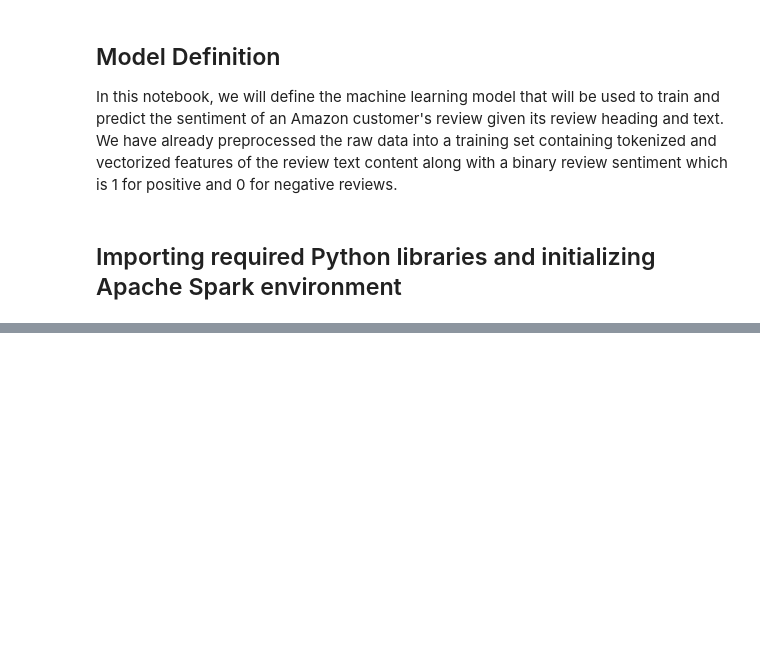
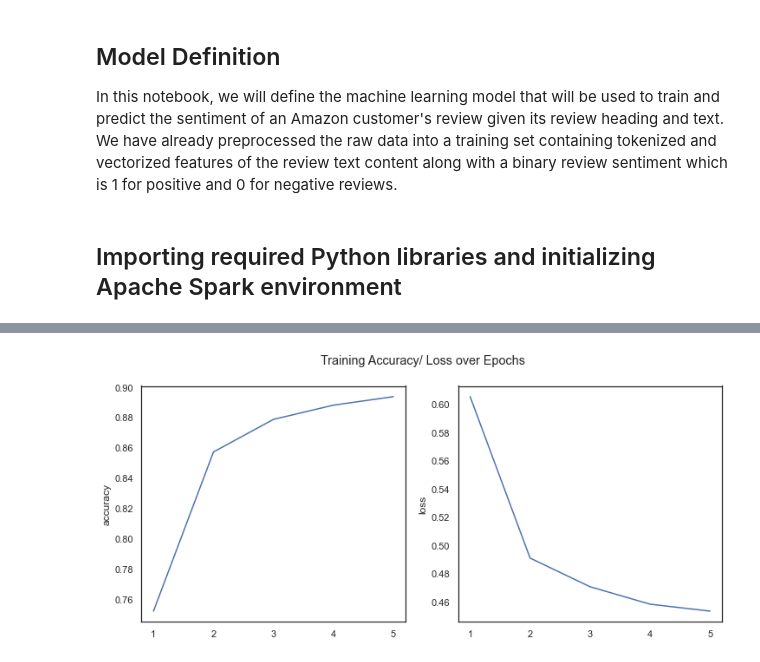
Before and after one commit to sinhars/IBM-Advanced-Data-Science-Capstone, a Jupyter notebook: [ibm-adv-data-science-capstone].model.python.v1.ipynb, the cells around one changed output, grey strips where cells are left out. Saved outputs shown, nothing was run; the diff lists cells and outputs as text; code cells hidden in the pictures; blank space fills up the shorter version.

Commit message:
Added Keras MLP and LSTM neural network models with ~86% accuracy

```diff
--- a/[ibm-adv-data-science-capstone].model.python.v1.ipynb
+++ b/[ibm-adv-data-science-capstone].model.python.v1.ipynb
@@ -95,4 +91,0 @@ model.add(Activation('sigmoid'))
-# %%
-model.compile(loss='binary_crossentropy', optimizer='adam', metrics=['accuracy'])
-# %%
-model.fit(X_train, y_train.reshape((-1,1)), epochs=10, batch_size=64)
@@ -112,0 +126,35 @@ Sequential Neural Network Accuracy: 75.32%
+# %%
+# Function to compile, fit and predict keras model
+def fitAndPredictModel(modelName, model, X_train, y_train, X_test, y_test, loss, optimizer, metrics, epochs, batch_size):
+    # Compile the model
+    model.compile(loss=loss, optimizer=optimizer, metrics=metrics)
+    # Fit the model on the training data
+    history = model.fit(X_train, y_train.reshape((-1,1)), epochs=epochs, batch_size=batch_size)
+    # Plot training performance
+    plotTrainingPerformance(history=history, figTitle="Training Accuracy/ Loss over Epochs")
+    # Predict review sentiments on the test data and check model accuracy
+    _, accuracy = model.evaluate(X_test, y_test.reshape((-1,1)))
+    print("%s Accuracy: %.2f%%" % (modelName, accuracy*100))
+# %%
+# Model definition
+tfModel = Sequential()
+l2Reg = 1e-3
+dropout = 0.5
+tfModel.add(Dense(32, input_shape=(X_train_tf.shape[1],), \
+    kernel_regularizer=regularizers.l2(l2Reg), \
+    bias_regularizer=regularizers.l2(l2Reg)))
+tfModel.add(Activation('relu'))
+tfModel.add(Dropout(dropout))
+tfModel.add(Dense(32, input_shape=(X_train_tf.shape[1],), \
+    kernel_regularizer=regularizers.l2(l2Reg), \
+    bias_regularizer=regularizers.l2(l2Reg)))
+tfModel.add(Activation('relu'))
+tfModel.add(Dropout(dropout))
+tfModel.add(Dense(1))
+tfModel.add(Activation('sigmoid'))
+
+# Complie, fit and predict model
+fitAndPredictModel(
+    modelName="Neural Network", model=tfModel, X_train=X_train_tf, y_train=y_train_tf, X_test=X_test_tf, y_test=y_test_tf,
+    loss="binary_crossentropy", optimizer="adam", metrics=["accuracy"], epochs=5, batch_size=128)
+# %% [output]
@@ -112,0 +171 @@ Sequential Neural Network Accuracy: 75.32%
+[figure, added]
```
Also changed, not shown: parts of 20 cells of this notebook, 1 other file.
